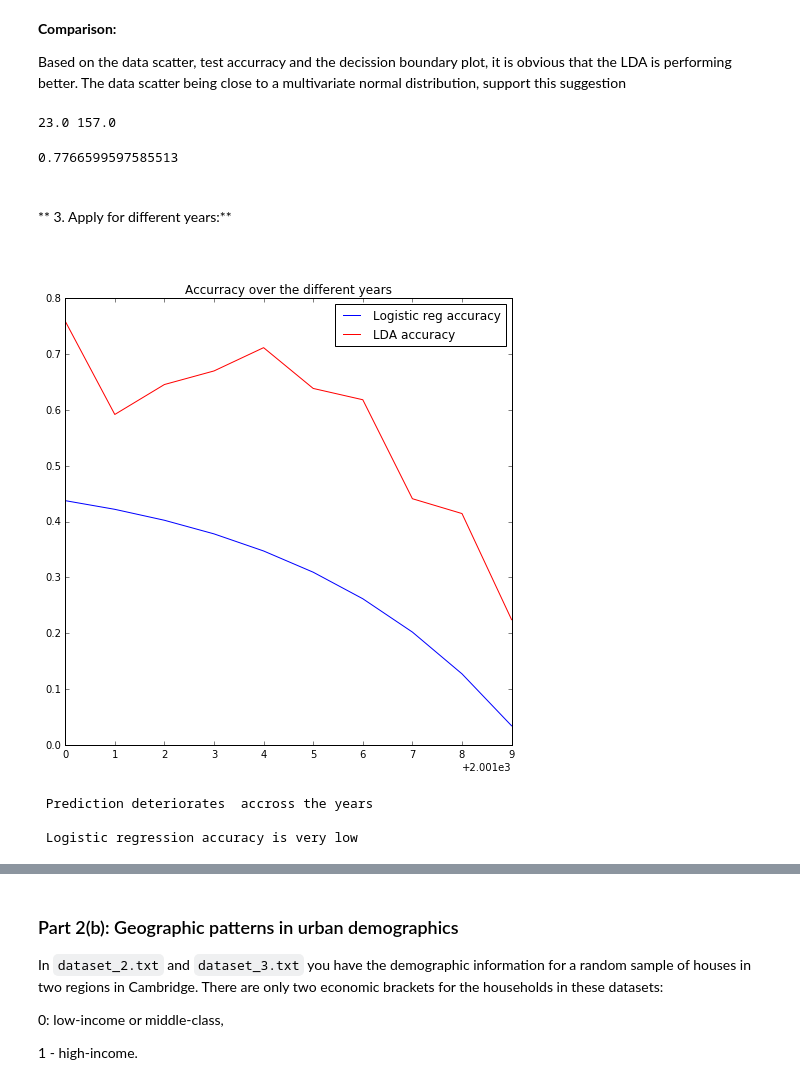
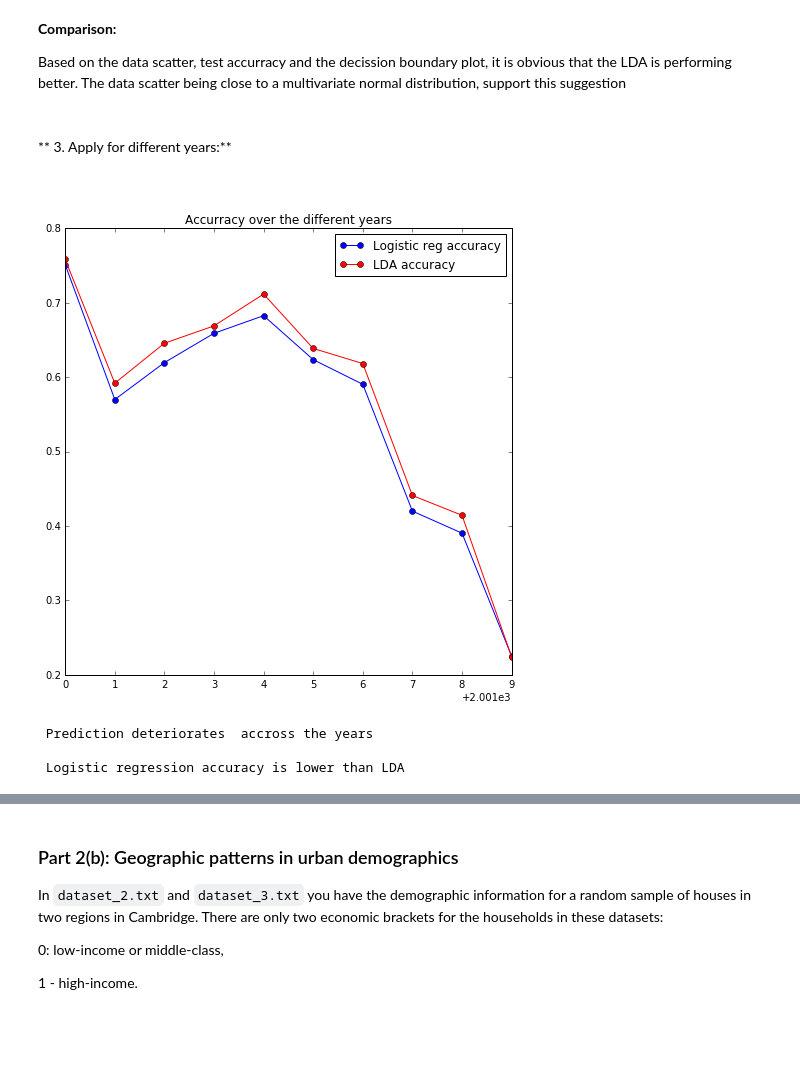
Before and after one commit to alokkshukla/cs109-2, a Jupyter notebook: HW6/Bassily_Hany_cse109a_HW6.ipynb, the cells around one changed output, grey strips where cells are left out. Cells and saved outputs as stored; diff of their text form; code cells hidden in the pictures; blank space fills up the shorter version.

```diff
--- a/HW6/Bassily_Hany_cse109a_HW6.ipynb
+++ b/HW6/Bassily_Hany_cse109a_HW6.ipynb
@@ -969,7 +971,10 @@ data_dic = {}
 # Acquire arrays
 for i , year in enumerate(range(2000 , 2011)):
     data_file = 'datasets/dataset_1_year_' + str(year) + '.txt'
-    data_array = np.loadtxt(data_file , delimiter = ' ')
+    if year == 2000 :
+        data_array = np.loadtxt(data_file , delimiter = '\t')
+    else:
+        data_array = np.loadtxt(data_file , delimiter = ' ')
     data_dic['data_raw_' + str(year)] = data_array
 
 # Length of the data disctionary
@@ -1292,7 +1296,7 @@ plt.show()
 # -----------------------
 
 # number of folds
-num_folds = 5.0
+num_folds = 5
 
 # training data
 x_train = train[:,:-1]
@@ -1408,15 +1408,12 @@ for i in range(len(prob)):
     expon = beta_1[0] * x[i,0] + beta_1[1] * x[i, 1] + beta_0
     ratio = m.exp(expon)
     probb = ratio / (1 + ratio)
-    limit = 0.499986
+    prob[i] = probb
+    limit = 0.49998
     if probb > limit and y[i] !=0:
         sum_fp += 1
     elif probb >limit and y[i] == 0:
         sum_tp += 1
-
-print sum_fp , sum_tp
-# %% [output]
-23.0 157.0
 # %%
 beta_0 = model_2000_lda.intercept_
 beta_1 = model_2000_lda.coef_
@@ -1426,17 +1423,21 @@ y = test[:,-1]
 
 prob = np.zeros((test.shape[0] , 3))
 pred_class = np.zeros((test.shape[0] , ))
-ratio = np.zeros((pop_weights.shape[0] , 2))
+ratio = np.zeros((8 , 2))
+
+pop_0 = np.array(np.linspace(0.45, 0.1, 8))
+pop_1 = np.array(np.linspace(0.45, 0.1, 8))
+pop_2 = np.array(np.linspace(0.1,  0.8, 8))
 
 
-for j in range(len(pop_weights)):
+for j in range(len(pop_0)):
 
     sum_fp = 0.0
     sum_tp = 0.0
     for i in range(len(prob)):
-        prob[i, 0] = beta_1[0 , 0] * x[i,0] + beta_1[0, 1] * x[i, 1] + beta_0[0]
-        prob[i , 1] = beta_1[1, 0] * x[i,0] + beta_1[1, 1] * x[i, 1] + beta_0[1]
-        prob[i , 2] = beta_1[2 , 0] * x[i,0] + beta_1[2, 1] * x[i, 1] + beta_0[2]
+        prob[i, 0] = beta_1[0 , 0] * x[i,0] + beta_1[0, 1] * x[i, 1] + beta_0[0] + m.log(pop_0[j])
+        prob[i , 1] = beta_1[1, 0] * x[i,0] + beta_1[1, 1] * x[i, 1] + beta_0[1] + m.log(pop_1[j])
+        prob[i , 2] = beta_1[2, 0] * x[i,0] + beta_1[2, 1] * x[i, 1] + beta_0[2] + m.log(pop_2[j])
         pred_class[i] = np.argmax(prob[i])
         if pred_class[i] == y[i]:
             sum_tp  += 1
@@ -1444,8 +1445,6 @@ for j in range(len(pop_weights)):
             sum_fp += 1
     ratio[j , 0] = sum_tp / len(test)
     ratio[j , 1] = sum_fp / len(test)
-# %% [output]
-0.7766599597585513
 # %% [markdown]
 <br>
 
@@ -1462,40 +1461,40 @@ lda_score_array = np.zeros(10,)
 
 # Calculate score per year:
 for i , year in enumerate(range(2001 , 2011)):
 
     # specify the year dara
     data = data_dic['data_raw_' + str(year)]
 
     # extract features and response
     x = data[:,:-1]
     y = data[:,-1]
 
     # calculate scores
     score_lr = model_2000_lr.score(x , y)
     score_lda = model_2000_lda.score(x , y)
 
     # update the arrays
     lr_score_array[i] = score_lr
     lda_score_array[i] = score_lda
 
 # visualize
 xaxis = np.array(range(2001,2011)).reshape(lr_score_array.shape)
 fig = plt.figure(figsize = (8,8))
 ax = fig.add_subplot(111)
-ax.plot(xaxis,lr_score_array , color = 'blue' , label = "Logistic reg accuracy")
-ax.plot(xaxis, lda_score_array, color = 'red' , label = 'LDA accuracy')
+ax.plot(xaxis,lr_score_array , 'bo-' , label = "Logistic reg accuracy")
+ax.plot(xaxis, lda_score_array, 'ro-' , label = 'LDA accuracy')
 ax.set_title('Accurracy over the different years')
 ax.legend(loc = 'best')
 
 plt.show()
 
 print '\n Prediction deteriorates  accross the years \n'
-print ' Logistic regression accuracy is very low \n'
+print ' Logistic regression accuracy is lower than LDA \n'
 # %% [output]
-[figure, old version]
+[figure, new version]
  Prediction deteriorates  accross the years
 
- Logistic regression accuracy is very low
+ Logistic regression accuracy is lower than LDA
 # %%
 # Improving LDA performance:
 # --------------------------
```
Also changed, not shown: parts of 24 cells of this notebook.
